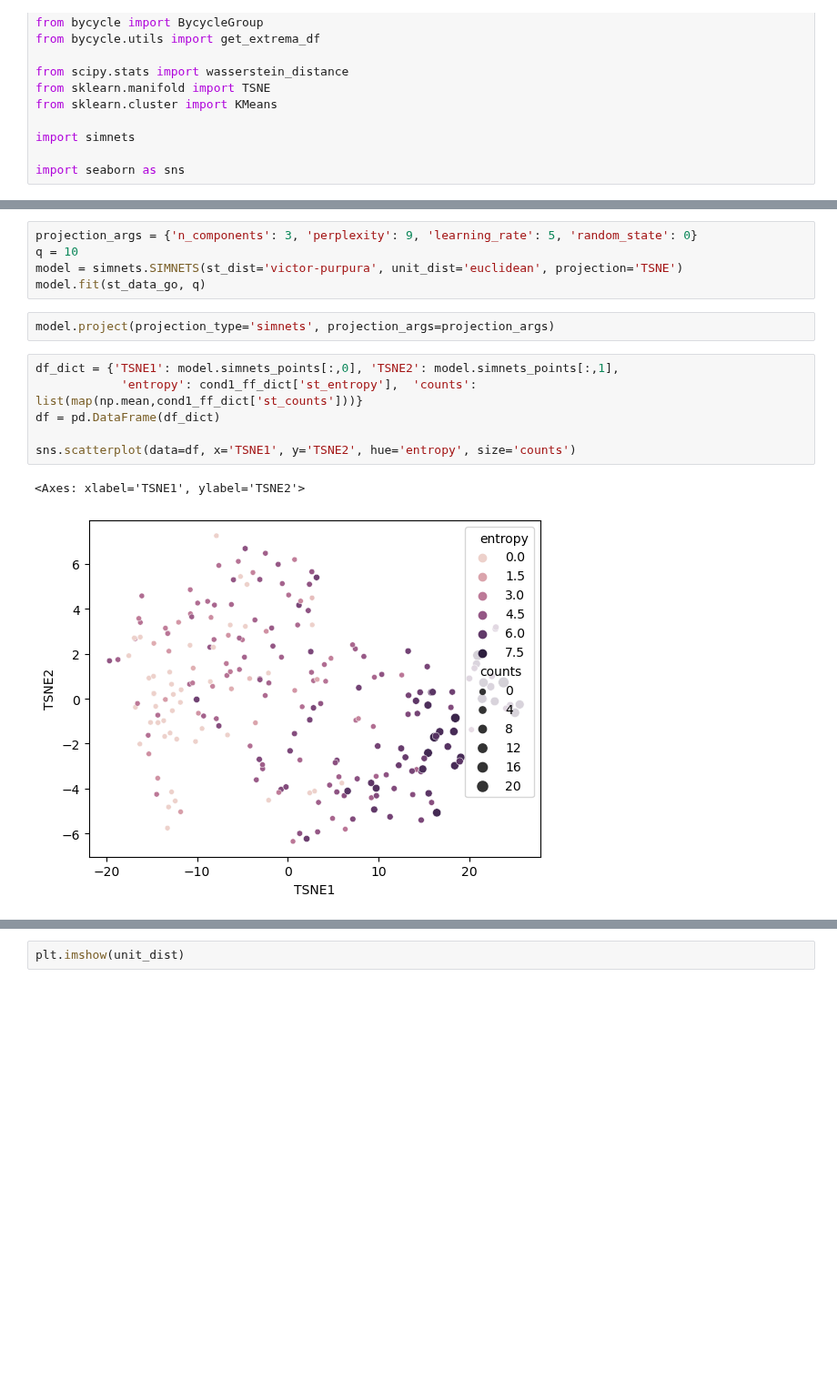
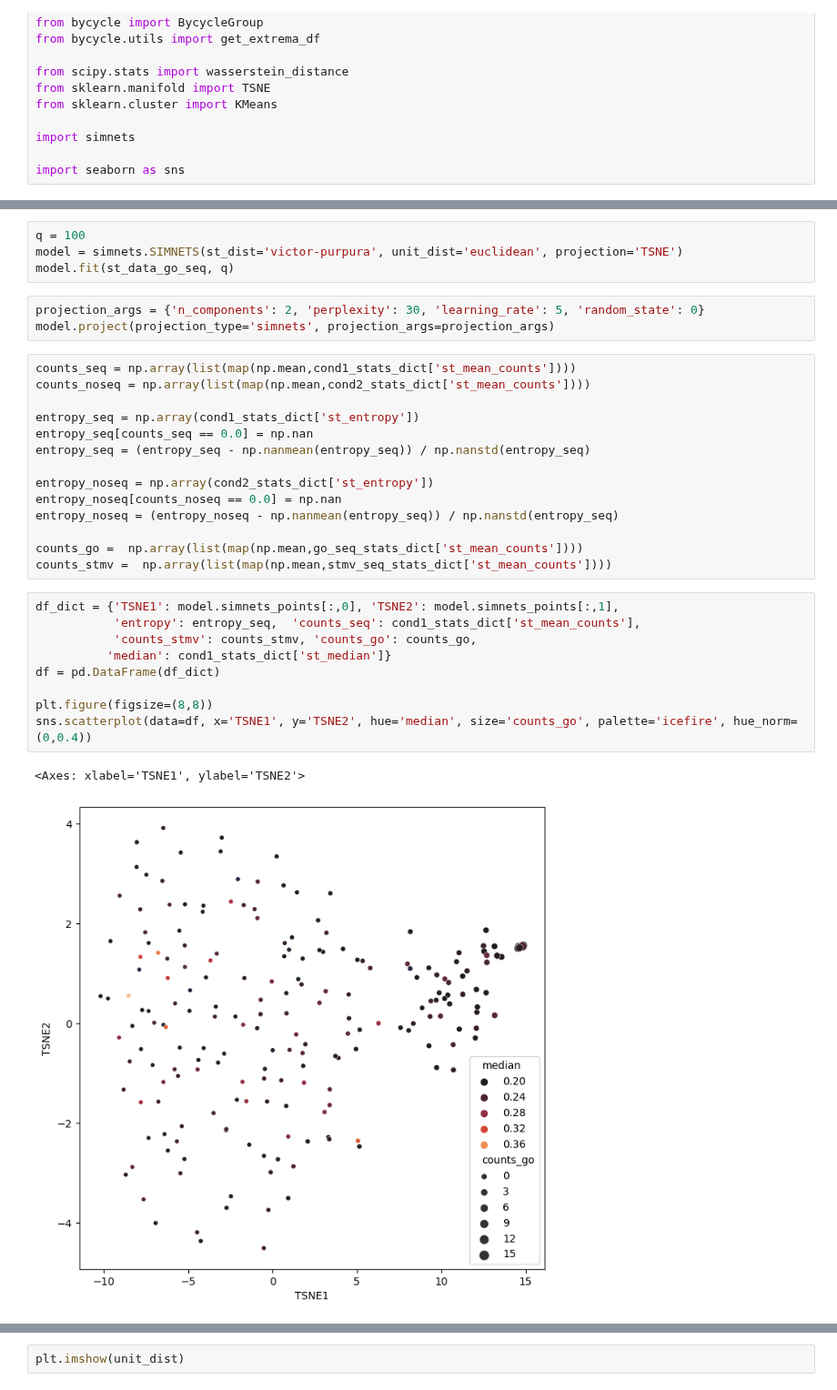
Before and after one commit to ntolley/spike_phase_maps, a Jupyter notebook: notebooks/process_beta_spikes.ipynb, the cells around one changed output, grey strips where cells are left out. Shown at 91% size. Cells and saved outputs as stored; diff of their text form; blank space fills up the shorter version.

```diff
--- a/notebooks/process_beta_spikes.ipynb
+++ b/notebooks/process_beta_spikes.ipynb
@@ -420,19 +545,36 @@ plt.tight_layout()
 # %%
-projection_args = {'n_components': 3, 'perplexity': 9, 'learning_rate': 5, 'random_state': 0}
-q = 10
+q = 100
 model = simnets.SIMNETS(st_dist='victor-purpura', unit_dist='euclidean', projection='TSNE')
-model.fit(st_data_go, q)
+model.fit(st_data_go_seq, q)
 # %%
+projection_args = {'n_components': 2, 'perplexity': 30, 'learning_rate': 5, 'random_state': 0}
 model.project(projection_type='simnets', projection_args=projection_args)
+# %%
+counts_seq = np.array(list(map(np.mean,cond1_stats_dict['st_mean_counts'])))
+counts_noseq = np.array(list(map(np.mean,cond2_stats_dict['st_mean_counts'])))
+
+entropy_seq = np.array(cond1_stats_dict['st_entropy'])
+entropy_seq[counts_seq == 0.0] = np.nan
+entropy_seq = (entropy_seq - np.nanmean(entropy_seq)) / np.nanstd(entropy_seq)
+
+entropy_noseq = np.array(cond2_stats_dict['st_entropy'])
+entropy_noseq[counts_noseq == 0.0] = np.nan
+entropy_noseq = (entropy_noseq - np.nanmean(entropy_seq)) / np.nanstd(entropy_seq)
+
+counts_go =  np.array(list(map(np.mean,go_seq_stats_dict['st_mean_counts'])))
+counts_stmv =  np.array(list(map(np.mean,stmv_seq_stats_dict['st_mean_counts'])))
 # %%
 df_dict = {'TSNE1': model.simnets_points[:,0], 'TSNE2': model.simnets_points[:,1],
-            'entropy': cond1_ff_dict['st_entropy'],  'counts': list(map(np.mean,cond1_ff_dict['st_counts']))}
+           'entropy': entropy_seq,  'counts_seq': cond1_stats_dict['st_mean_counts'],
+           'counts_stmv': counts_stmv, 'counts_go': counts_go,
+          'median': cond1_stats_dict['st_median']}
 df = pd.DataFrame(df_dict)
 
-sns.scatterplot(data=df, x='TSNE1', y='TSNE2', hue='entropy', size='counts')
+plt.figure(figsize=(8,8))
+sns.scatterplot(data=df, x='TSNE1', y='TSNE2', hue='median', size='counts_go', palette='icefire', hue_norm=(0,0.4))
 # %% [output]
 <Axes: xlabel='TSNE1', ylabel='TSNE2'>
-[figure, old version]
+[figure, new version]
 # %%
 unit_idx = 102
 unit_dist = model.trial_sim[unit_idx, :].reshape(model.num_trials, model.num_trials)
```
Also changed, not shown: parts of 18 cells of this notebook.
